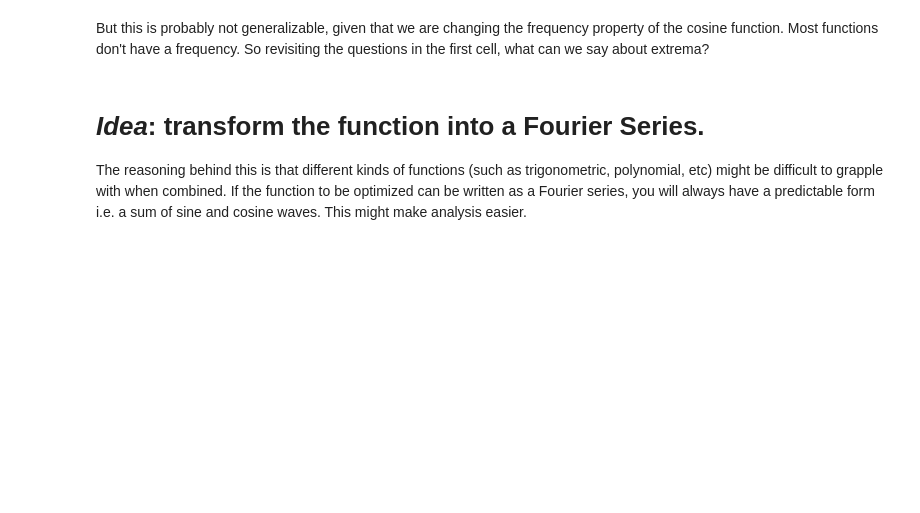
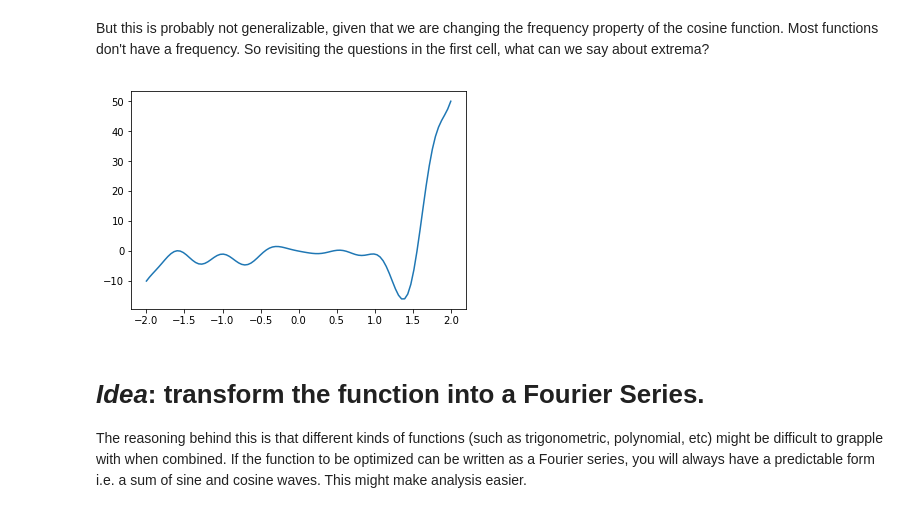
Before and after one commit to ZenPylon/intro-ml-python, a Jupyter notebook: Extrema-Flattening.ipynb, the cells around one changed output. Cells and saved outputs as stored; diff of their text form; code cells hidden in the pictures; blank space fills up the shorter version.

```diff
--- a/Extrema-Flattening.ipynb
+++ b/Extrema-Flattening.ipynb
@@ -65,6 +65,14 @@ plt.show()
 [figure]
 # %% [markdown]
 But this is probably not generalizable, given that we are changing the frequency property of the cosine function.  Most functions don't have a frequency.  So revisiting the questions in the first cell, what can we say about extrema?
+# %%
+
+y = (5 * np.cos(np.pi*x) + 2*np.cos(2 * np.pi*x) - 2 * np.cos(3 * np.pi*x)) * (x**3 + x**2 - x)
+x = np.linspace(-2, 2, 100)
+plt.plot(x, y)
+plt.show()
+# %% [output]
+[figure, added]
 # %% [markdown]
 # *Idea*: transform the function into a Fourier Series.
 The reasoning behind this is that different kinds of functions (such as trigonometric, polynomial, etc) might be difficult to grapple with when combined.  If the function to be optimized can be written as a Fourier series, you will always have a predictable form i.e. a sum of sine and cosine waves.  This might make analysis easier.
```
Also changed, not shown: parts of 2 cells of this notebook.
